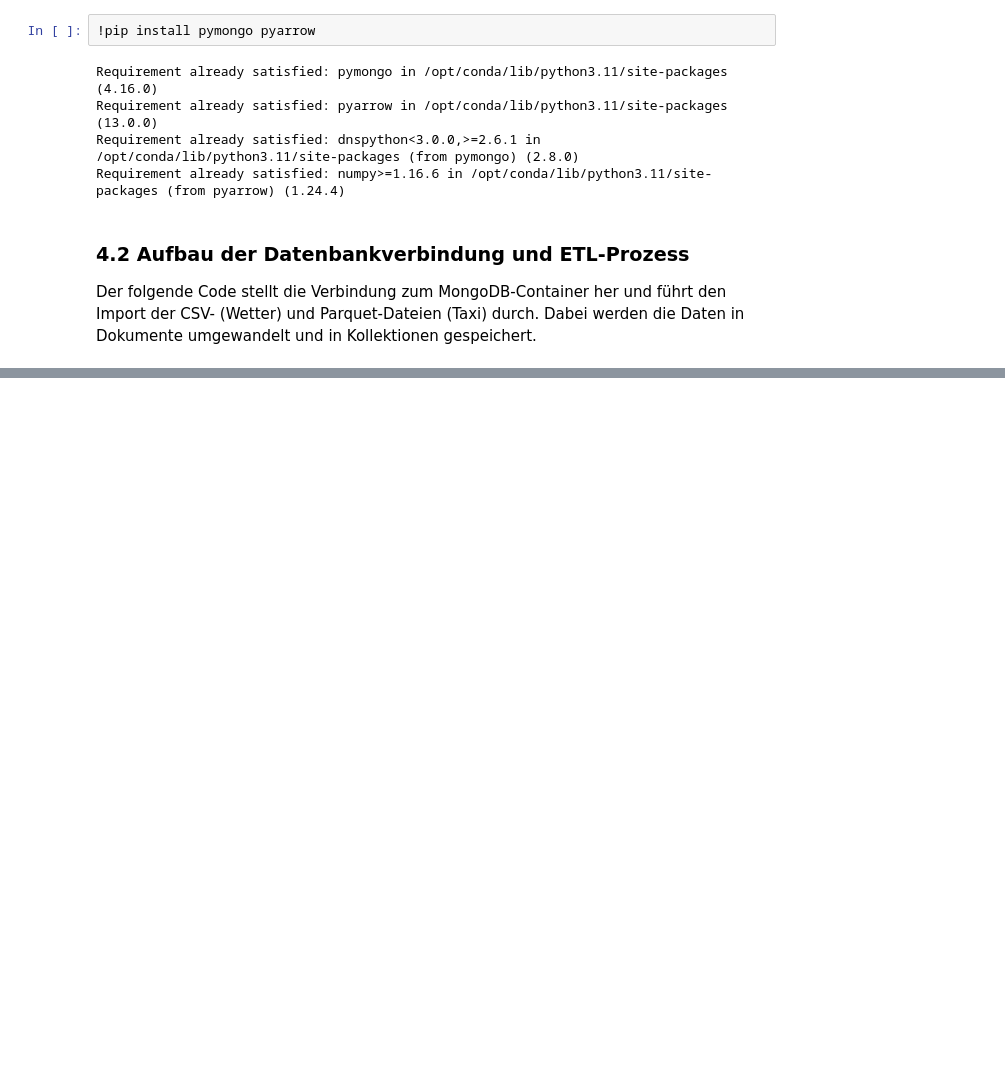
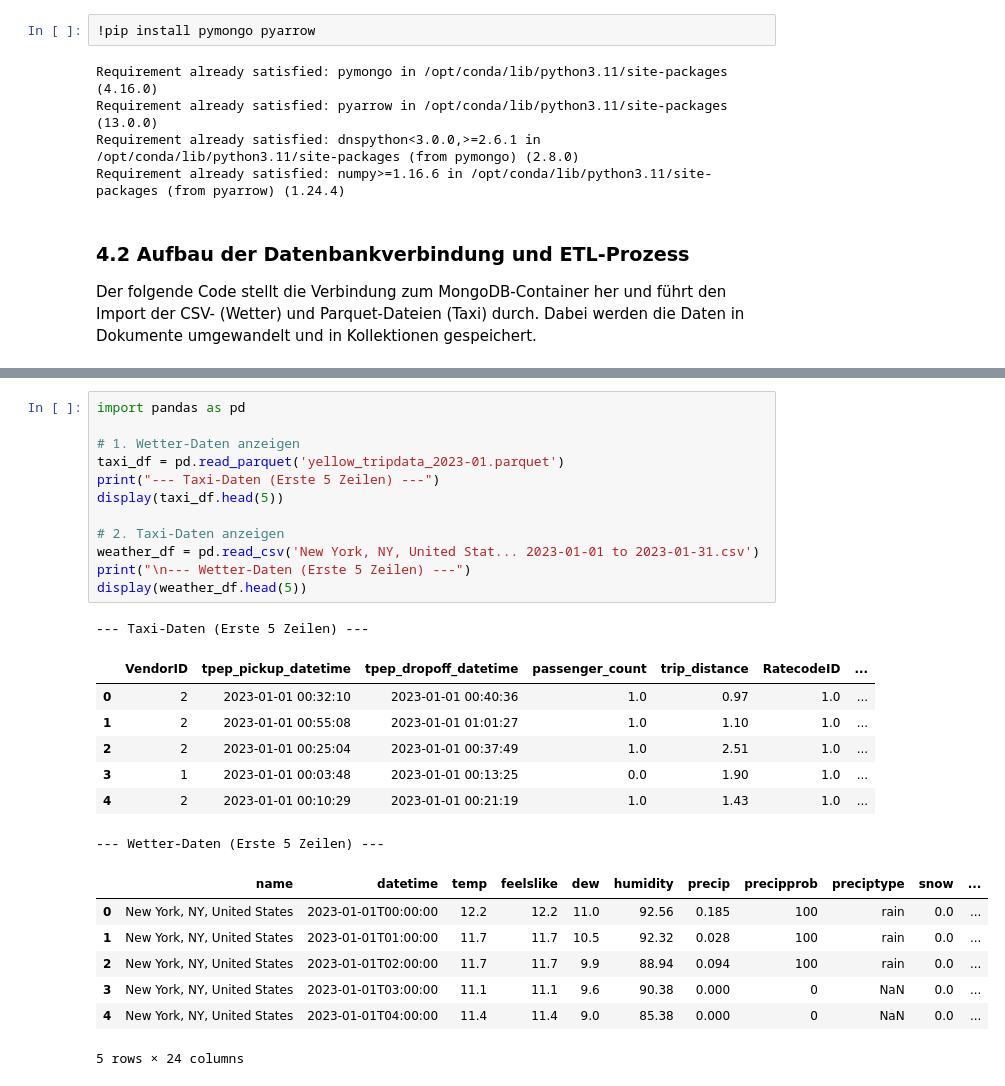
Before and after one commit to milojevicaa/BD_NYC_Taxi_Weather, a Jupyter notebook: Big_Data_Infrastruktur_Projekt_NYC.ipynb, the cells around one changed output, grey strips where cells are left out. Drawn from its saved outputs; the diff is of its cells as text; blank space fills up the shorter version.

```diff
--- a/Big_Data_Infrastruktur_Projekt_NYC.ipynb
+++ b/Big_Data_Infrastruktur_Projekt_NYC.ipynb
@@ -92,0 +98,28 @@ Erfolg: 100000 Taxi-Fahrten in MongoDB gespeichert!
+# %%
+import pandas as pd
+
+# 1. Wetter-Daten anzeigen
+taxi_df = pd.read_parquet('yellow_tripdata_2023-01.parquet')
+print("--- Taxi-Daten (Erste 5 Zeilen) ---")
+display(taxi_df.head(5))
+
+# 2. Taxi-Daten anzeigen
+weather_df = pd.read_csv('New York, NY, United Stat... 2023-01-01 to 2023-01-31.csv')
+print("\n--- Wetter-Daten (Erste 5 Zeilen) ---")
+display(weather_df.head(5))
+# %% [output]
+--- Taxi-Daten (Erste 5 Zeilen) ---
+|  | VendorID | tpep_pickup_datetime | tpep_dropoff_datetime | passenger_count | trip_distance | RatecodeID | ... |
+| 0 | 2 | 2023-01-01 00:32:10 | 2023-01-01 00:40:36 | 1.0 | 0.97 | 1.0 | ... |
+| 1 | 2 | 2023-01-01 00:55:08 | 2023-01-01 01:01:27 | 1.0 | 1.10 | 1.0 | ... |
+| 2 | 2 | 2023-01-01 00:25:04 | 2023-01-01 00:37:49 | 1.0 | 2.51 | 1.0 | ... |
+| 3 | 1 | 2023-01-01 00:03:48 | 2023-01-01 00:13:25 | 0.0 | 1.90 | 1.0 | ... |
+| 4 | 2 | 2023-01-01 00:10:29 | 2023-01-01 00:21:19 | 1.0 | 1.43 | 1.0 | ... |
+--- Wetter-Daten (Erste 5 Zeilen) ---
+|  | name | datetime | temp | feelslike | dew | humidity | precip | precipprob | preciptype | snow | ... |
+| 0 | New York, NY, United States | 2023-01-01T00:00:00 | 12.2 | 12.2 | 11.0 | 92.56 | 0.185 | 100 | rain | 0.0 | ... |
+| 1 | New York, NY, United States | 2023-01-01T01:00:00 | 11.7 | 11.7 | 10.5 | 92.32 | 0.028 | 100 | rain | 0.0 | ... |
+| 2 | New York, NY, United States | 2023-01-01T02:00:00 | 11.7 | 11.7 | 9.9 | 88.94 | 0.094 | 100 | rain | 0.0 | ... |
+| 3 | New York, NY, United States | 2023-01-01T03:00:00 | 11.1 | 11.1 | 9.6 | 90.38 | 0.000 | 0 | NaN | 0.0 | ... |
+| 4 | New York, NY, United States | 2023-01-01T04:00:00 | 11.4 | 11.4 | 9.0 | 85.38 | 0.000 | 0 | NaN | 0.0 | ... |
+5 rows × 24 columns
```
Also changed, not shown: parts of 12 cells of this notebook.
